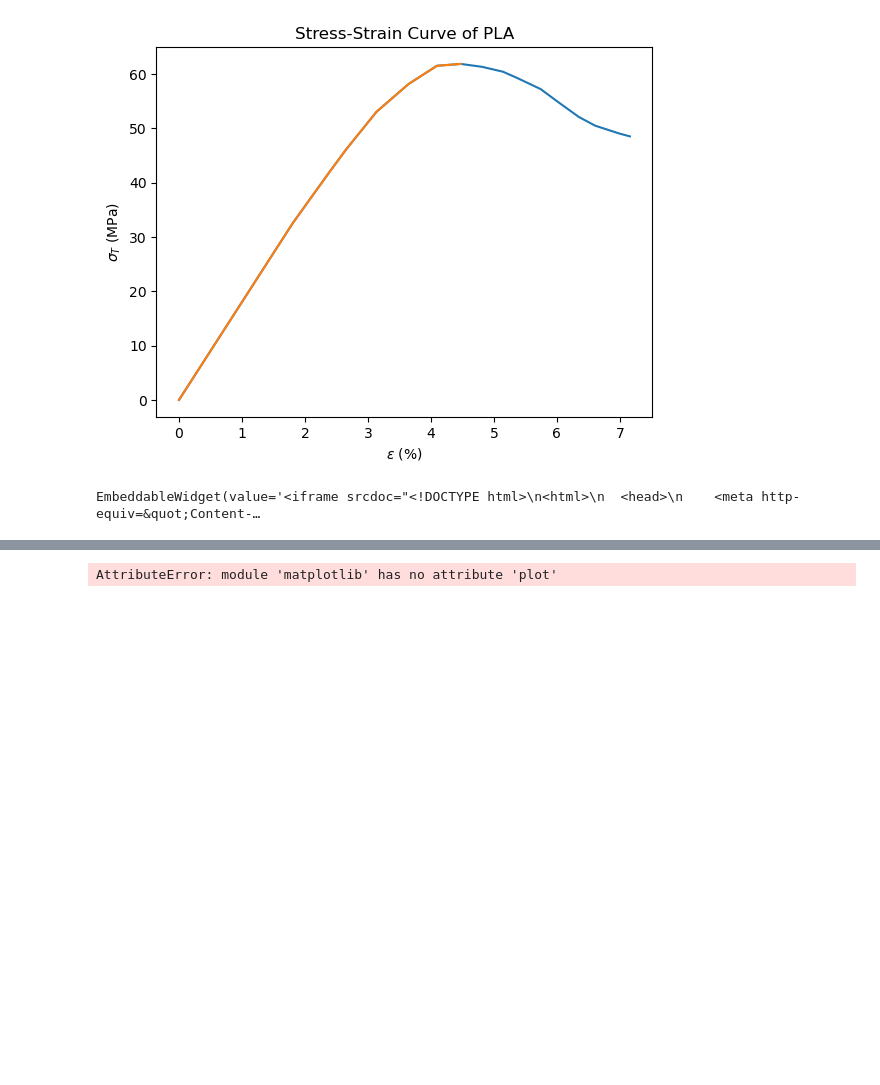
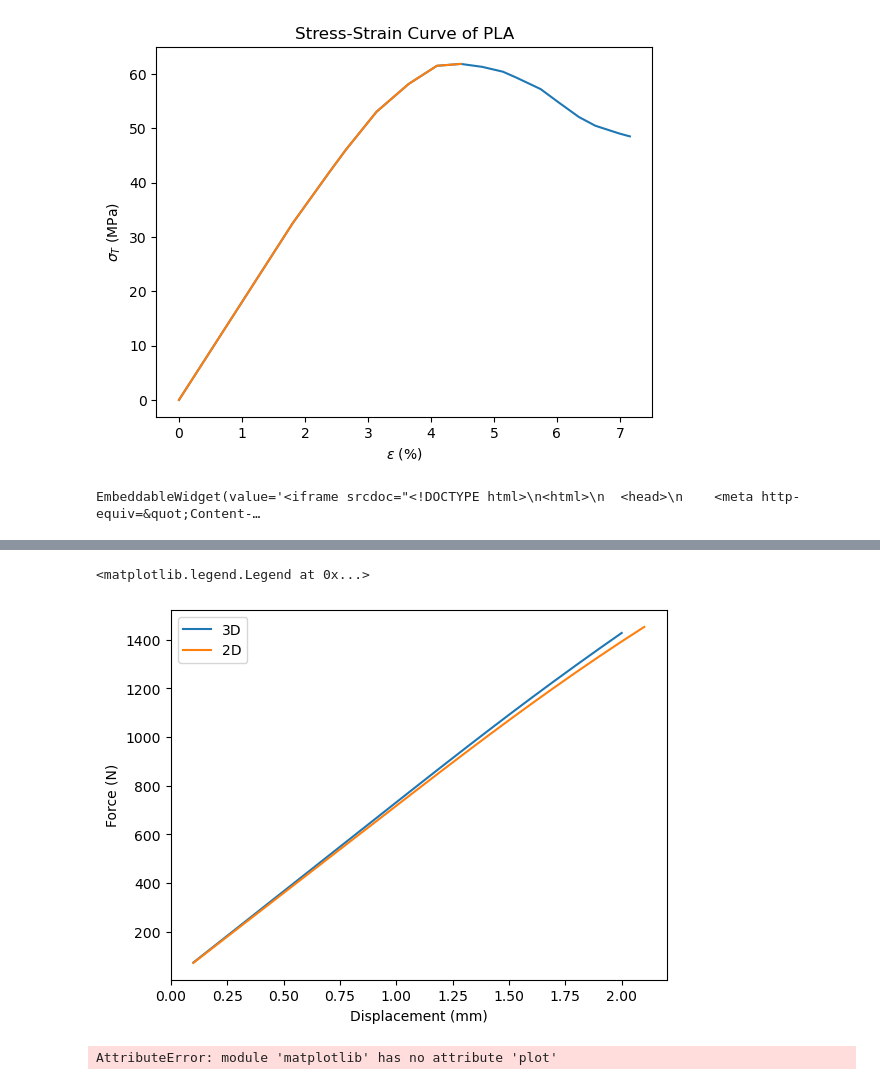
Before and after one commit to mjk32384/IIAD_pyMAPDL2, a Jupyter notebook: temp.ipynb, the cells around one changed output, grey strips where cells are left out. Drawn from its saved outputs; the diff is of its cells as text; code cells hidden in the pictures; blank space fills up the shorter version.

```diff
--- a/temp.ipynb
+++ b/temp.ipynb
@@ -82,3 +79,19 @@ df = pd.read_csv(f"result/kagome/stress_strain_{mesh_size:1.2f}".replace(".", "_
+# %%
+import pandas as pd
+import matplotlib.pyplot as plt
+df = pd.read_csv(f"result/kagome/stress_strain_0_50.csv")
+plt.plot(df['displacement']*1000, df['force'], label = "3D")
+
+df = pd.read_csv(f"result/kagome/stress_strain_2d_0_30.csv")
+plt.plot(df['displacement']*1000, df['force'], label = "2D")
+
+
+plt.xlabel('Displacement (mm)')
+plt.ylabel('Force (N)')
+plt.legend()
+# %% [output]
+<matplotlib.legend.Legend at 0x...>
+[figure, added]
 # %%
 plt.plot(df['displacement'], df['force'], label = mesh_size)
 # %% [output]
```
Also changed, not shown: parts of 3 cells of this notebook, 4 other files.
